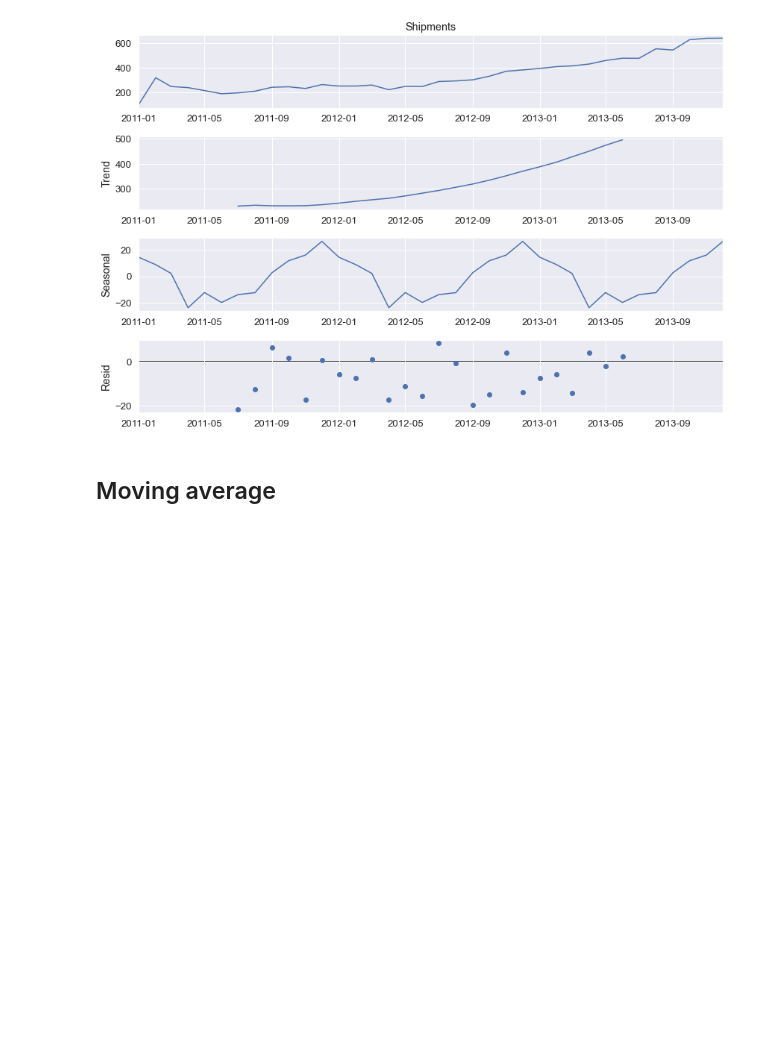
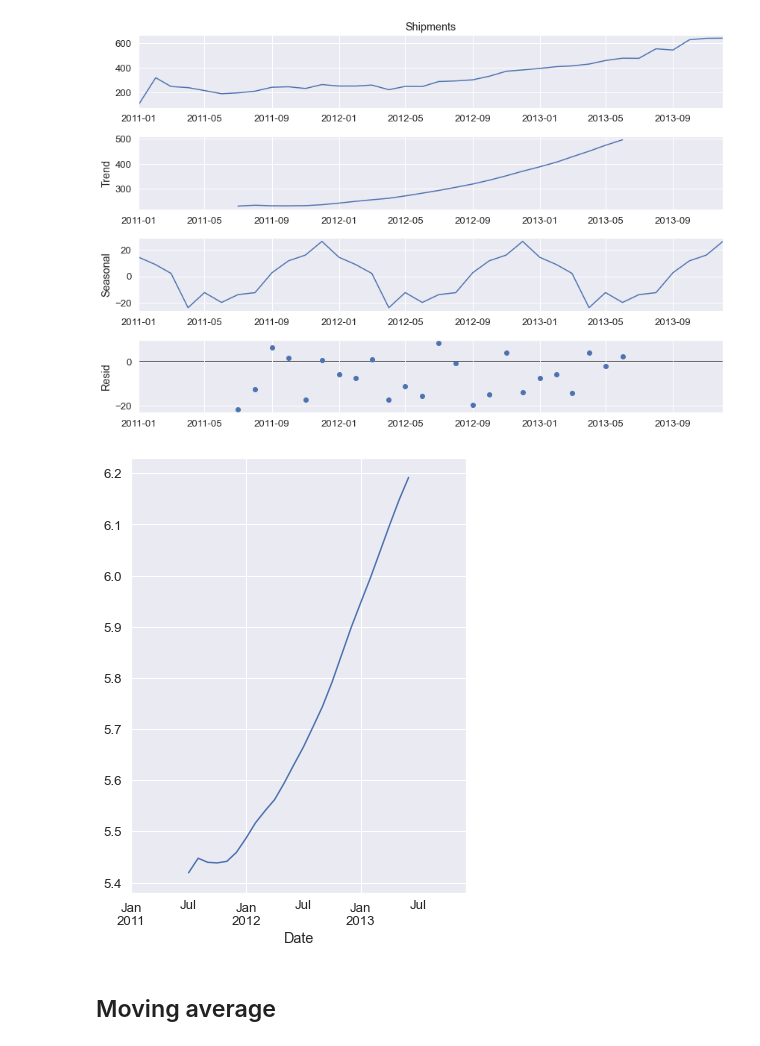
Before and after one commit to Dosann/Time-series-forecast, a Jupyter notebook: shipment_forecast.ipynb, the cells around one changed output. Cells and saved outputs as stored; diff of their text form; code cells hidden in the pictures; blank space fills up the shorter version.

```diff
--- a/shipment_forecast.ipynb
+++ b/shipment_forecast.ipynb
@@ -121,6 +123,13 @@ plt.rcParams.update({'figure.figsize': (12,8)})
 plt.show()
 # %% [output]
 [figure]
+# %%
+shipment_decomp = seasonal_decompose(np.log(shipment_data.Shipments))
+shipment_decomp.trend.plot()
+plt.rcParams.update({'figure.figsize': (6,8)})
+plt.show()
+# %% [output]
+[figure, added]
 # %% [markdown]
 ## Moving average
 # %%
```
Also changed, not shown: parts of 73 cells of this notebook.
